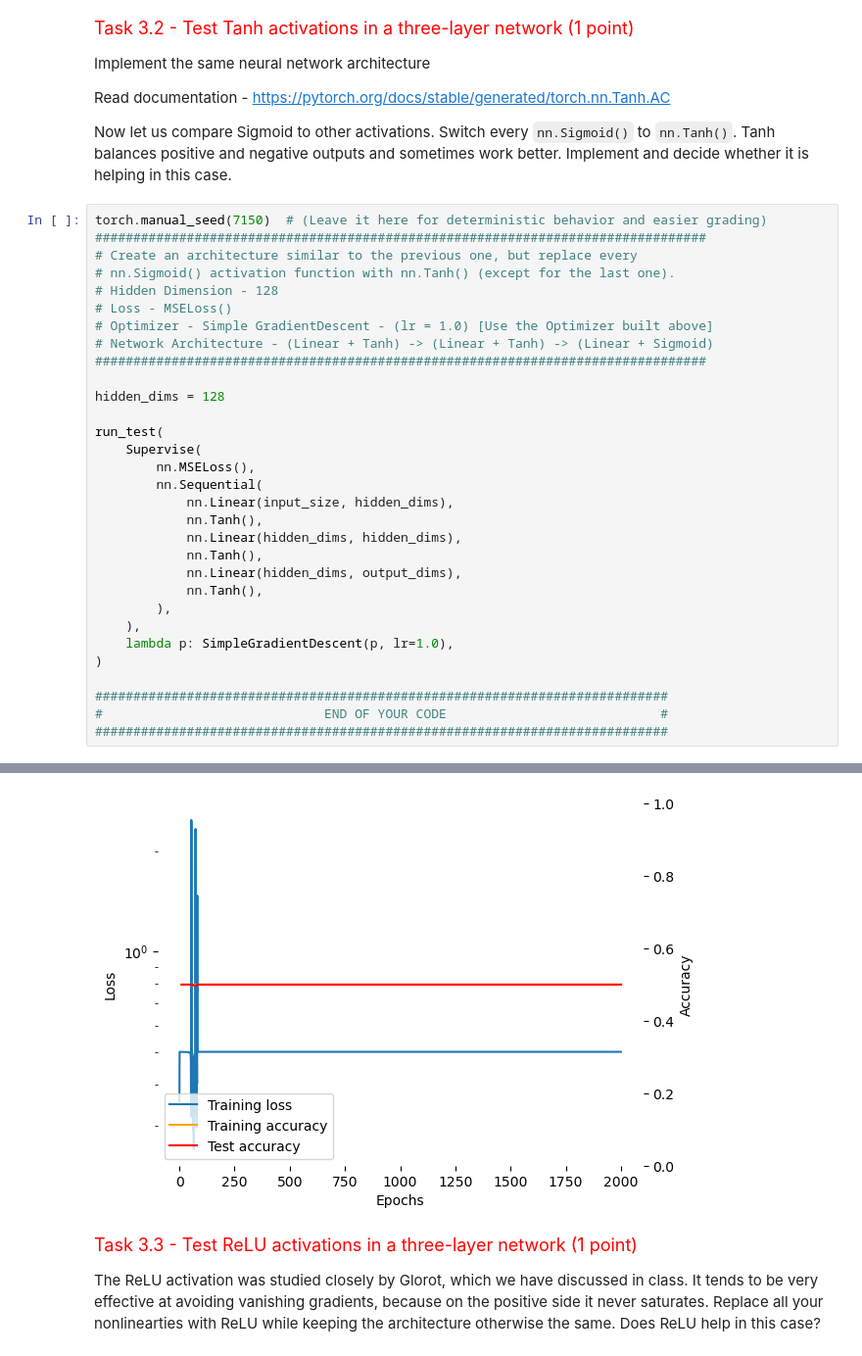
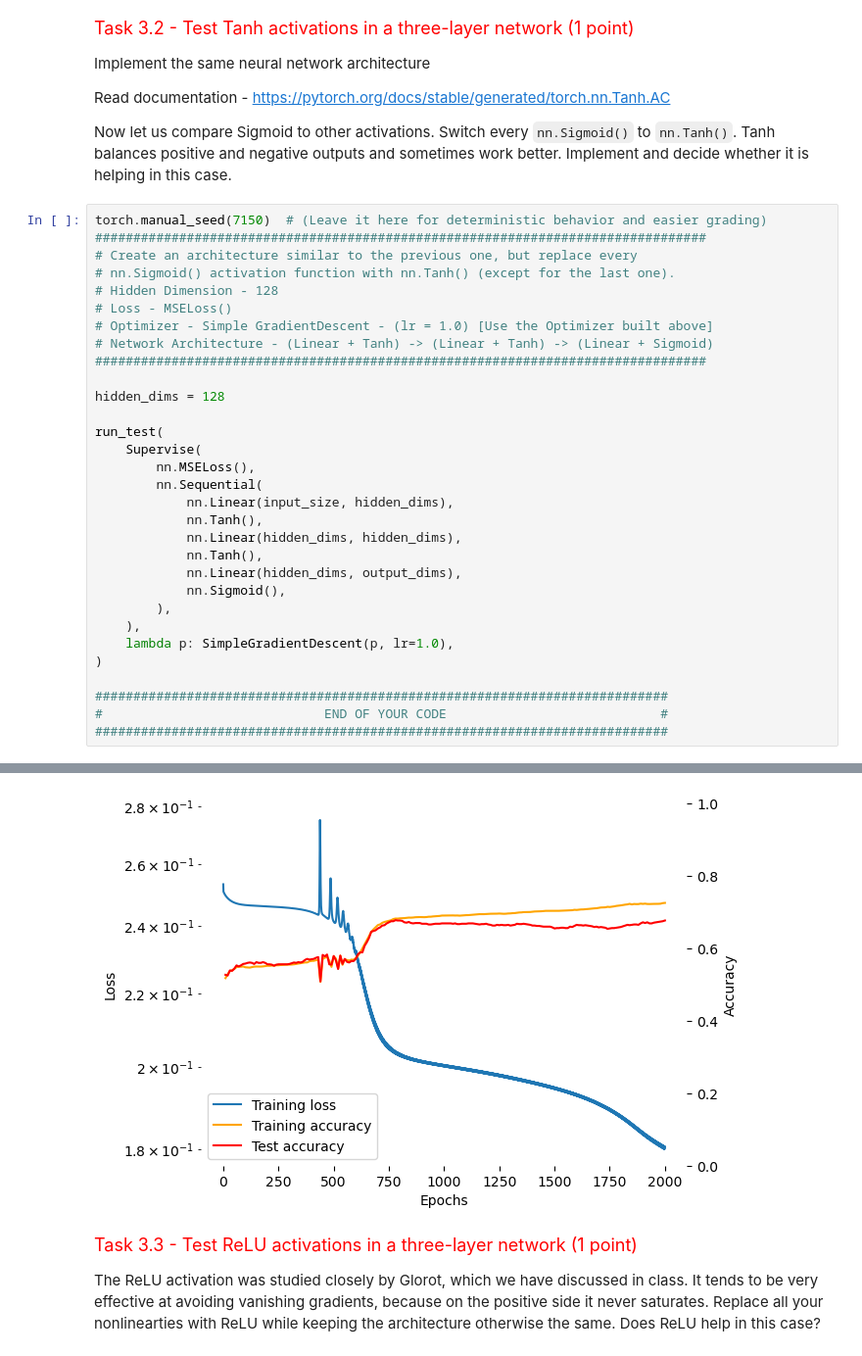
Before and after one commit to zzfz1/CS7150-Homework-2, a Jupyter notebook: HW2_1_OptimizationAndNetworkArchitecture.ipynb, the cells around one changed output, grey strips where cells are left out. Shown at 98% size. Cells and saved outputs as stored; diff of their text form.

```diff
--- a/HW2_1_OptimizationAndNetworkArchitecture.ipynb
+++ b/HW2_1_OptimizationAndNetworkArchitecture.ipynb
@@ -969,7 +956,7 @@ run_test(
             nn.Linear(hidden_dims, hidden_dims),
             nn.Tanh(),
             nn.Linear(hidden_dims, output_dims),
-            nn.Tanh(),
+            nn.Sigmoid(),
         ),
     ),
     lambda p: SimpleGradientDescent(p, lr=1.0),
@@ -985,4 +972,4 @@ Train Accuracy: 0.50000, Test Accuracy: 0.50000
-[figure, old version]
+[figure, new version]
 # %% [markdown]
 <font size='4' color='Red'>Task 3.3 - Test ReLU activations in a three-layer network (1 point)</font>
 
```
Also changed, not shown: parts of 52 cells of this notebook, 5 other files.
